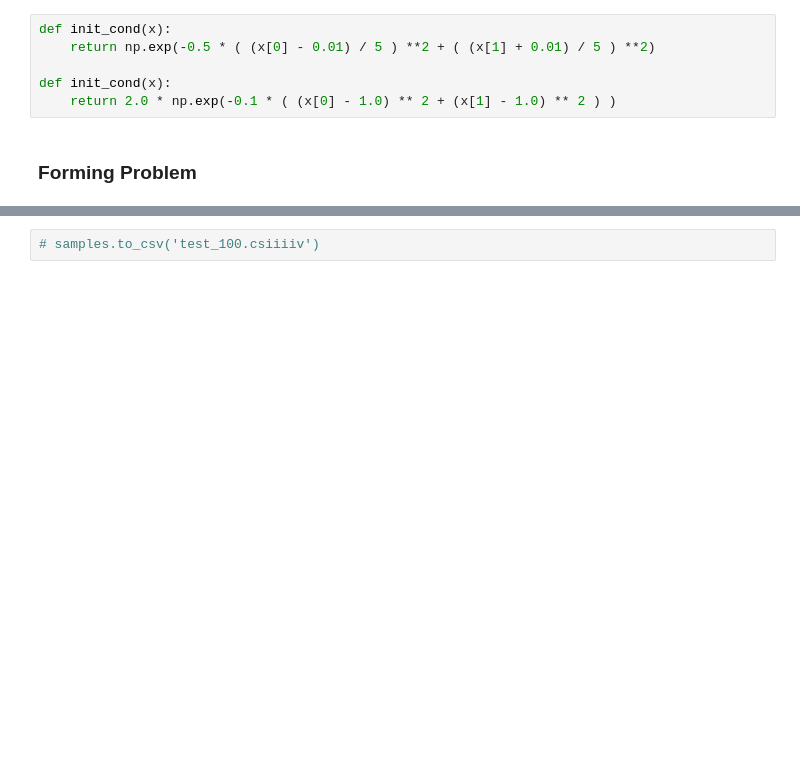
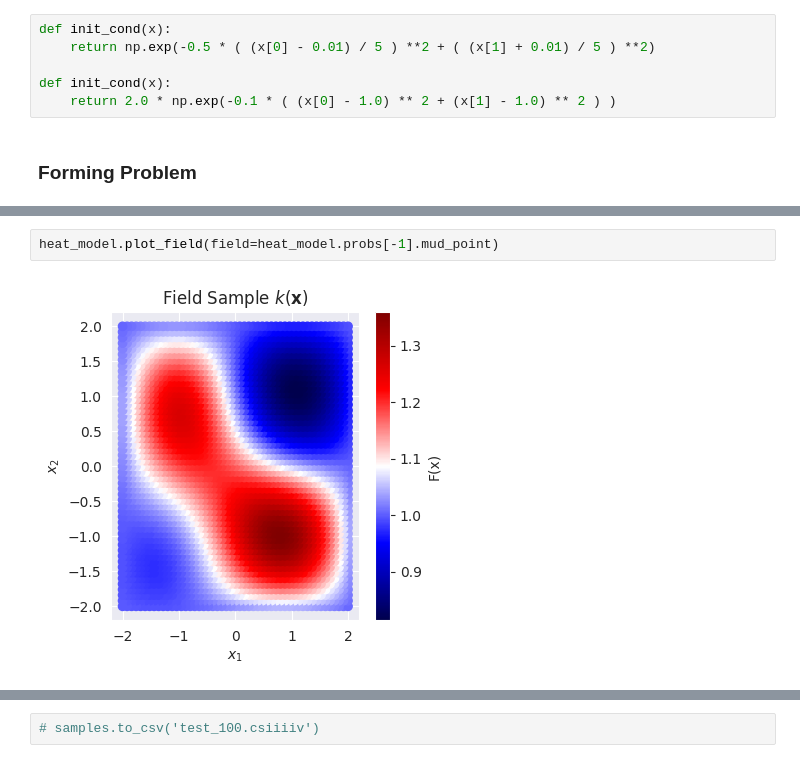
Before and after one commit to UT-CHG/pyDCI, a Jupyter notebook: notebooks/Examples/HeatEquation.ipynb, the cells around one changed output, grey strips where cells are left out. Saved outputs shown, nothing was run; the diff lists cells and outputs as text; blank space fills up the shorter version.

```diff
--- a/notebooks/Examples/HeatEquation.ipynb
+++ b/notebooks/Examples/HeatEquation.ipynb
@@ -192,0 +259,4 @@ def init_cond(x):
+# %%
+heat_model.plot_field(field=heat_model.probs[-1].mud_point)
+# %% [output]
+[figure, added]
```
Also changed, not shown: parts of 36 cells of this notebook, 5 other files.
